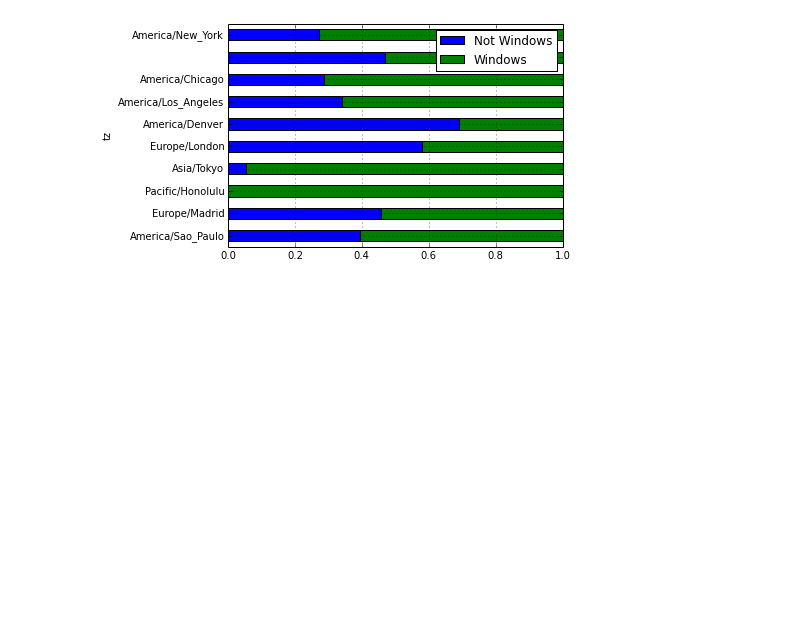
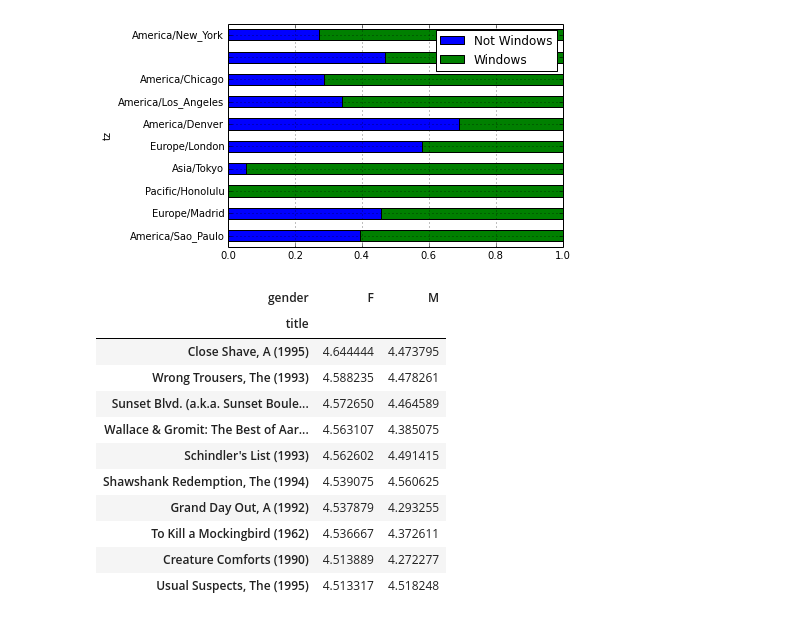
Before and after one commit to pmanion0/pydata-hw, a Jupyter notebook: Chapter 1.ipynb, the cells around one changed output. Cells and saved outputs as stored; diff of their text form; code cells hidden in the pictures; blank space fills up the shorter version.

```diff
--- a/Chapter 1.ipynb
+++ b/Chapter 1.ipynb
@@ -124,7 +125,7 @@ normed_os_tz[-10:].plot(kind='barh', stacked=True)
 [figure]
 [figure]
 # %%
-movie_path = '/Users/southbranchgov/wrk/prog/pydata/book/ch02/movielens'
+movie_path = os.path.expanduser('~/wrk/prog/pydata/book/ch02/movielens')
 
 unames = ['user_id','gender','age','occupation','zip']
 users = pd.read_table(movie_path + '/users.dat', sep='::', header=None, names=unames)
@@ -140,0 +140,26 @@ gender_ratings = movie_data.groupby(['title','gender'])
+# %%
+#gender_ratings = movie_data.groupby(['title','gender'])
+mean_ratings = movie_data.pivot_table('rating', columns='gender', index='title', aggfunc='mean')
+
+title_rating_cnt = movie_data.groupby('title').size()
+active_titles = title_rating_cnt.index[title_rating_cnt > 250]
+mean_ratings_250 = mean_ratings.ix[active_titles]
+
+mean_ratings_250[:5]
+
+# Get the top 10 rated movies by women
+women_ratings = mean_ratings_250.sort_index(by='F', ascending=False)
+women_ratings[:10]
+# %% [output]
+| gender | F | M |
+| title |  |  |
+| Close Shave, A (1995) | 4.644444 | 4.473795 |
+| Wrong Trousers, The (1993) | 4.588235 | 4.478261 |
+| Sunset Blvd. (a.k.a. Sunset Boule... | 4.572650 | 4.464589 |
+| Wallace & Gromit: The Best of Aar... | 4.563107 | 4.385075 |
+| Schindler's List (1993) | 4.562602 | 4.491415 |
+| Shawshank Redemption, The (1994) | 4.539075 | 4.560625 |
+| Grand Day Out, A (1992) | 4.537879 | 4.293255 |
+| To Kill a Mockingbird (1962) | 4.536667 | 4.372611 |
+| Creature Comforts (1990) | 4.513889 | 4.272277 |
+| Usual Suspects, The (1995) | 4.513317 | 4.518248 |
```
Also changed, not shown: parts of 6 cells of this notebook.
